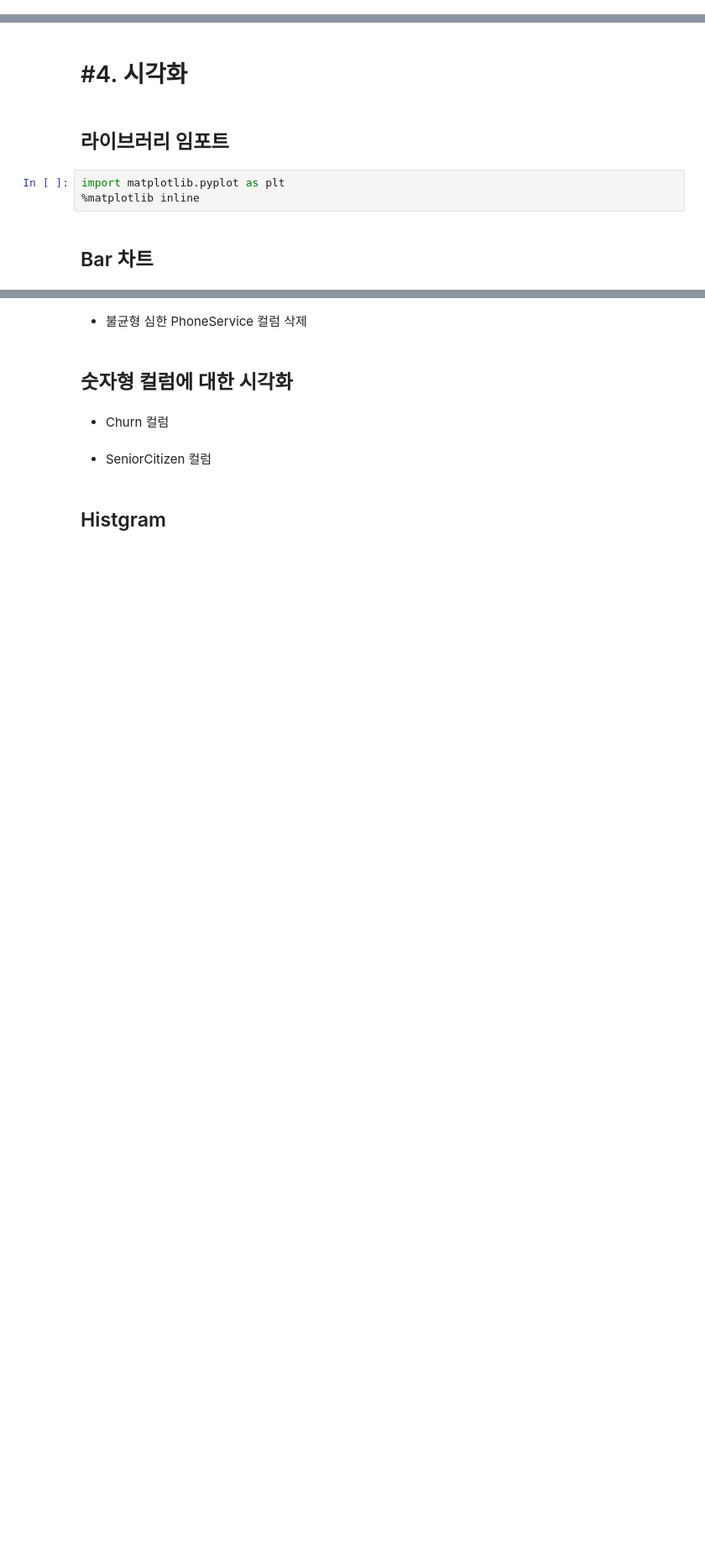
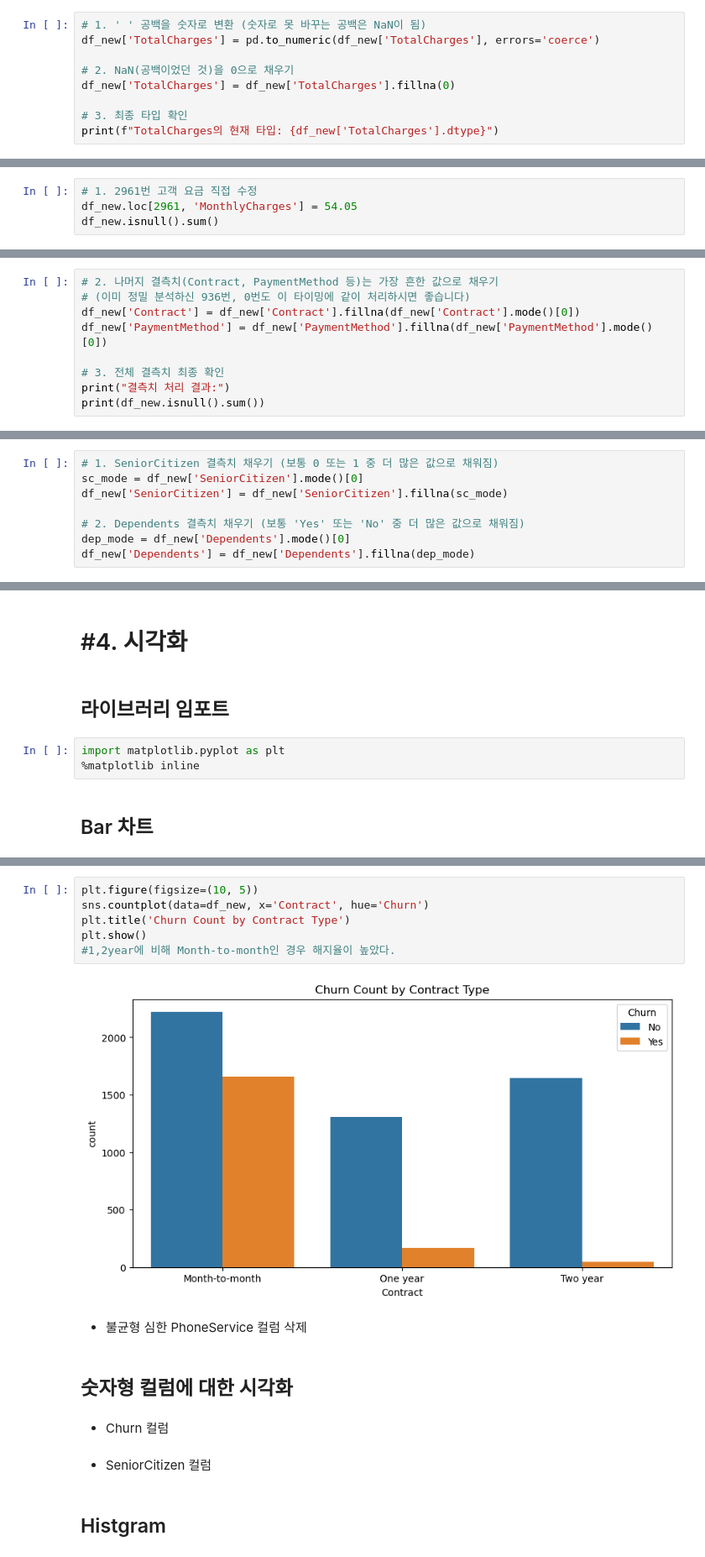
Before and after one commit to jjuuu999/hipython, a Jupyter notebook: 45_파이썬데이터분석_실습_통신사고객이탈_배포.ipynb, the cells around one changed output, grey strips where cells are left out. Shown at 84% size. Saved outputs shown, nothing was run; the diff lists cells and outputs as text; blank space fills up the shorter version.

```diff
--- a/45_파이썬데이터분석_실습_통신사고객이탈_배포.ipynb
+++ b/45_파이썬데이터분석_실습_통신사고객이탈_배포.ipynb
@@ -417,0 +604,9 @@ null, _ 같은 문제있는 문자 데이터를 모델링하기 전에 미리
+# %%
+# 1. ' ' 공백을 숫자로 변환 (숫자로 못 바꾸는 공백은 NaN이 됨)
+df_new['TotalCharges'] = pd.to_numeric(df_new['TotalCharges'], errors='coerce')
+
+# 2. NaN(공백이었던 것)을 0으로 채우기
+df_new['TotalCharges'] = df_new['TotalCharges'].fillna(0)
+
+# 3. 최종 타입 확인
+print(f"TotalCharges의 현재 타입: {df_new['TotalCharges'].dtype}")
@@ -426,0 +708,4 @@ null, _ 같은 문제있는 문자 데이터를 모델링하기 전에 미리
+# %%
+# 1. 2961번 고객 요금 직접 수정
+df_new.loc[2961, 'MonthlyCharges'] = 54.05
+df_new.isnull().sum()
@@ -426,0 +739,9 @@ null, _ 같은 문제있는 문자 데이터를 모델링하기 전에 미리
+# %%
+# 2. 나머지 결측치(Contract, PaymentMethod 등)는 가장 흔한 값으로 채우기
+# (이미 정밀 분석하신 936번, 0번도 이 타이밍에 같이 처리하시면 좋습니다)
+df_new['Contract'] = df_new['Contract'].fillna(df_new['Contract'].mode()[0])
+df_new['PaymentMethod'] = df_new['PaymentMethod'].fillna(df_new['PaymentMethod'].mode()[0])
+
+# 3. 전체 결측치 최종 확인
+print("결측치 처리 결과:")
+print(df_new.isnull().sum())
@@ -426,0 +767,8 @@ null, _ 같은 문제있는 문자 데이터를 모델링하기 전에 미리
+# %%
+# 1. SeniorCitizen 결측치 채우기 (보통 0 또는 1 중 더 많은 값으로 채워짐)
+sc_mode = df_new['SeniorCitizen'].mode()[0]
+df_new['SeniorCitizen'] = df_new['SeniorCitizen'].fillna(sc_mode)
+
+# 2. Dependents 결측치 채우기 (보통 'Yes' 또는 'No' 중 더 많은 값으로 채워짐)
+dep_mode = df_new['Dependents'].mode()[0]
+df_new['Dependents'] = df_new['Dependents'].fillna(dep_mode)
@@ -436,3 +806,11 @@ import matplotlib.pyplot as plt
+# %%
+plt.figure(figsize=(10, 5))
+sns.countplot(data=df_new, x='Contract', hue='Churn')
+plt.title('Churn Count by Contract Type')
+plt.show()
+#1,2year에 비해 Month-to-month인 경우 해지율이 높았다.
+# %% [output]
+[figure, added]
 # %% [markdown]
 - 불균형 심한 PhoneService 컬럼 삭제
 # %% [markdown]
```
Also changed, not shown: parts of 24 cells of this notebook.
